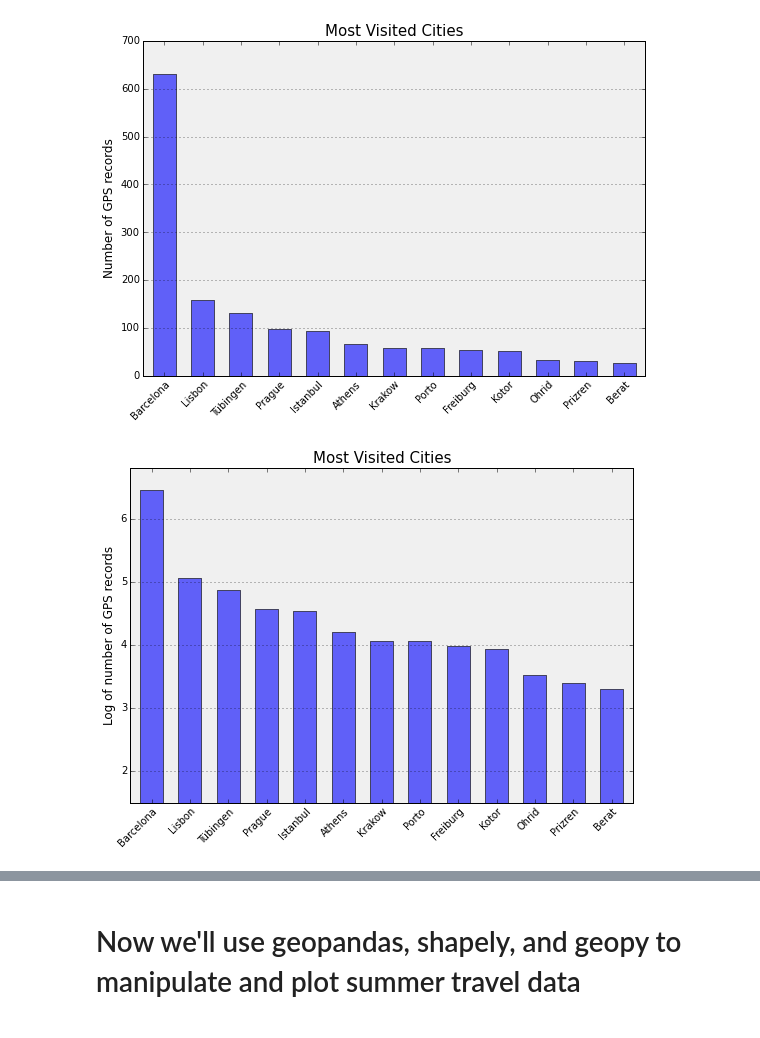
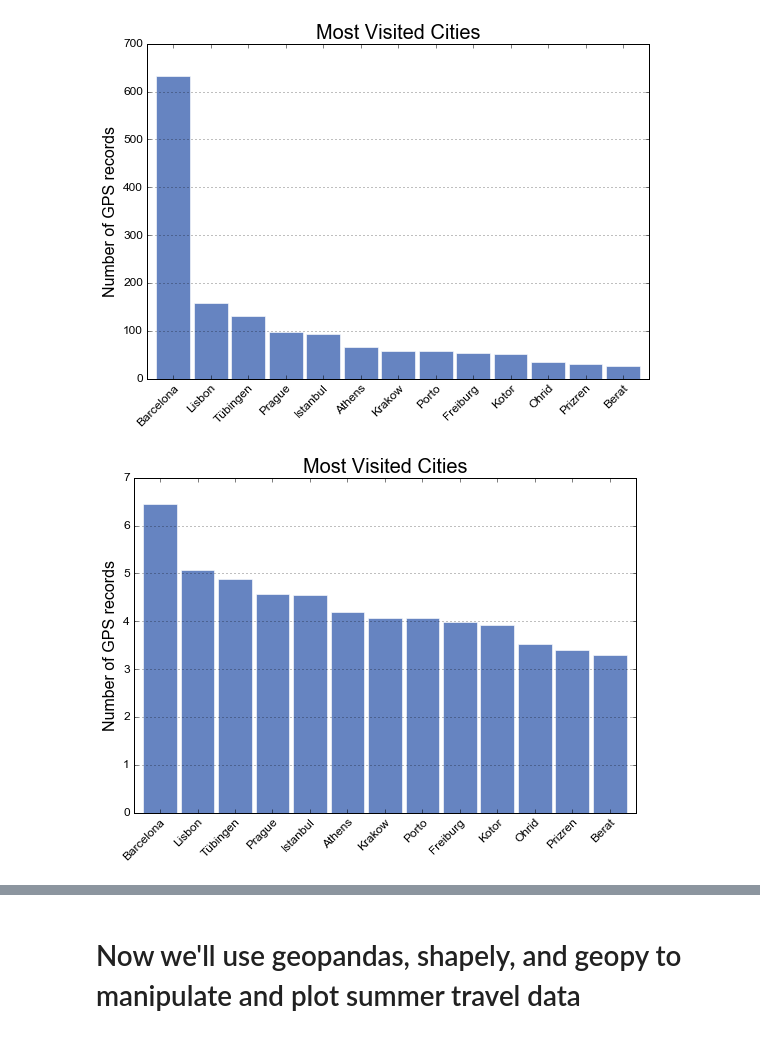
Before and after one commit to gboeing/2014-summer-travels, a Jupyter notebook: trip-visualization.ipynb, the cells around one changed output, grey strips where cells are left out. Drawn from its saved outputs; the diff is of its cells as text; code cells hidden in the pictures.

```diff
--- a/trip-visualization.ipynb
+++ b/trip-visualization.ipynb
@@ -91,60 +79,55 @@ plt.show()
 # %%
 # plot a histogram of the cities I visited most
 countdata = df['city'].value_counts().head(13)
-
-# decode utf-8 in the index (ie, the city names) to render diacritics properly
 xlabels = pd.Series(countdata.index)
 
 ax = countdata.plot(kind='bar',
-                       figsize=[9, 6],
-                       width=0.6,
-                       alpha=0.6,
-                       color='b',
-                       edgecolor='k',
-                       grid=False,
-                       ylim=[0, 700])
+                    figsize=[9, 6],
+                    width=0.9,
+                    alpha=0.6,
+                    color='#003399',
+                    edgecolor='w',
+                    grid=False,
+                    ylim=[0, 700])
 
-ax.set_xticks(map(lambda x: x, range(0, len(countdata))))
+ax.set_xticks(range(len(countdata)))
 ax.set_xticklabels(countdata.index, rotation=45, rotation_mode='anchor', ha='right', fontproperties=ticks_font)
 ax.yaxis.grid(True)
 for label in ax.get_yticklabels():
     label.set_fontproperties(ticks_font)
 
-ax.set_axis_bgcolor(axis_bgcolor)
 ax.set_title('Most Visited Cities', fontproperties=title_font)
 ax.set_xlabel('', fontproperties=label_font)
 ax.set_ylabel('Number of GPS records', fontproperties=label_font)
 
 plt.show()
 # %% [output]
-[figure, old version]
+[figure, new version]
 # %%
 # let's re-scale that to make it look better
 countdata = np.log(df['city'].value_counts().head(13))
+ax = countdata.plot(kind='bar',
+                    figsize=[9, 6],
+                    width=0.9,
+                    alpha=0.6,
+                    color='#003399',
+                    edgecolor='w',
+                    grid=False,
+                    ylim=[0, 7])
 
-ax = countdata.plot(kind='bar',
-                       figsize=[9, 6],
-                       width=0.6,
-                       alpha=0.6,
-                       color='b',
-                       edgecolor='k',
-                       grid=False,
-                       ylim=[1.5, 6.8])
-
-ax.set_xticks(map(lambda x: x, range(0, len(countdata))))
+ax.set_xticks(range(len(countdata)))
 ax.set_xticklabels(countdata.index, rotation=45, rotation_mode='anchor', ha='right', fontproperties=ticks_font)
 ax.yaxis.grid(True)
 for label in ax.get_yticklabels():
     label.set_fontproperties(ticks_font)
 
-ax.set_axis_bgcolor(axis_bgcolor)
 ax.set_title('Most Visited Cities', fontproperties=title_font)
 ax.set_xlabel('', fontproperties=label_font)
-ax.set_ylabel('Log of number of GPS records', fontproperties=label_font)
+ax.set_ylabel('Number of GPS records', fontproperties=label_font)
 
 plt.show()
 # %% [output]
-[figure, old version]
+[figure, new version]
 # %%
 # get a representative point from the reduced data set for each of the most visited cities in the full set
 most_index = df['city'].value_counts().head(8).index
```
Also changed, not shown: parts of 22 cells of this notebook, 25 other files.
